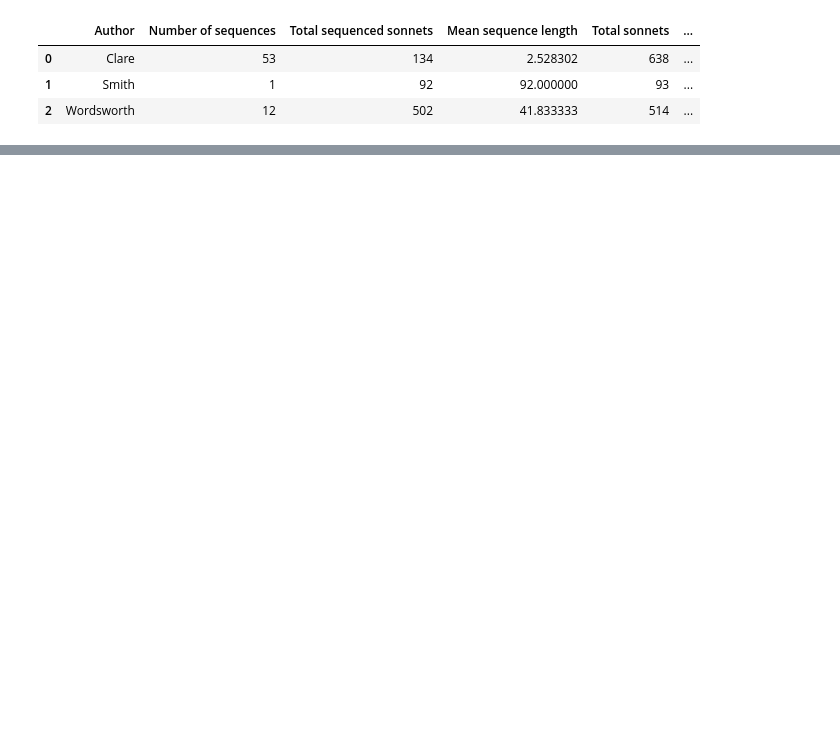
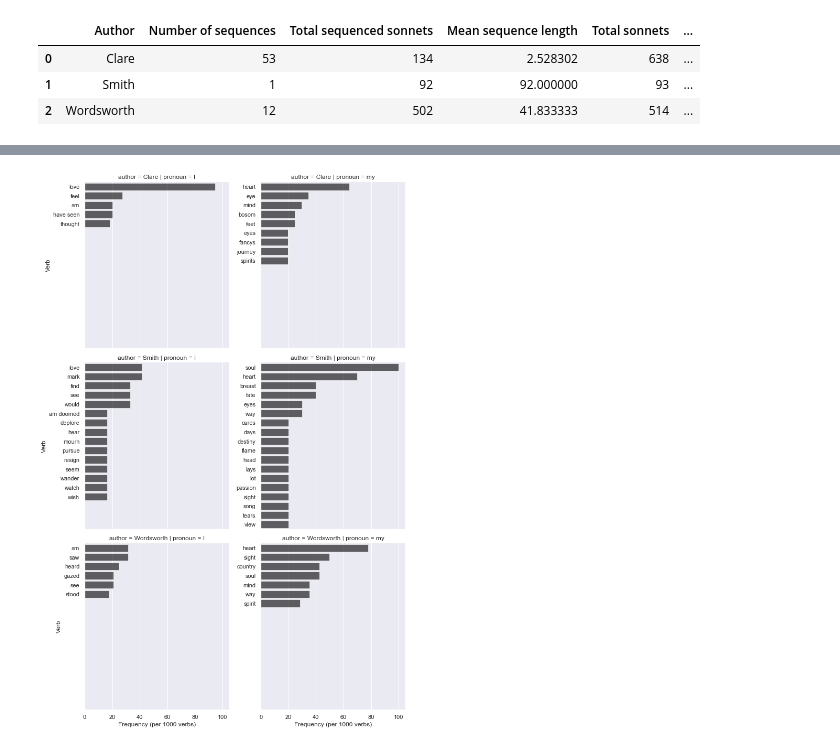
Before and after one commit to sn-code-inside/romantic-self, a Jupyter notebook: Chapter 4 - Lyric.ipynb, the cells around one changed output, grey strips where cells are left out. Saved outputs shown, nothing was run; the diff lists cells and outputs as text; code cells hidden in the pictures; blank space fills up the shorter version.

```diff
--- a/Chapter 4 - Lyric.ipynb
+++ b/Chapter 4 - Lyric.ipynb
@@ -210,0 +393,20 @@ sequence_table
+# %%
+def get_predicate_table(csv_file: str) -> pd.DataFrame:
+    """Gets raw predicate data from csv file and transforms into normalised dataframe."""
+    raw_data = pd.read_csv(csv_file)
+    author_totals = raw_data.groupby(['author','pronoun']).count().rename(columns={"verb":"total"}).reset_index()
+    return (raw_data
+                .groupby(['author','pronoun','verb'])
+                .value_counts()
+                .reset_index()
+                .rename(columns={0:"count"})
+                .merge(author_totals)
+                .assign(
+                    frequency=lambda x: x['count']/x['total']*1000,
+                    rank=lambda x: x.groupby(['author','pronoun'])['count'].rank(method="first", ascending=False))
+                .sort_values(by=['pronoun','author','rank'])
+                )
+
+predicate_table = get_predicate_table("data/sonnet_personal_predicates.csv")
+predicate_table.to_csv("figures/figure_4_9_data.csv")
+predicate_table[predicate_table['frequency'] > 15] # See the top words in a table
@@ -210,0 +431,18 @@ sequence_table
+# %%
+def plot_predicates(data: pd.DataFrame, min_count: int=1, min_freq: int=15):
+    filtered_table = data[(data['frequency'] > min_freq) & (data['count'] > min_count)]
+    plot = sns.catplot(data=filtered_table, x="frequency", y="verb", row="author",
+                        col="pronoun", kind="bar", sharey=False, color="black", alpha=0.6)
+
+    # Ensure that bars in all suplots are the same width
+    max_rank = filtered_table['rank'].max()
+    plot.set(ylim=(max_rank-0.5, -0.5))
+
+    plot.set_axis_labels(x_var="Frequency (per 1000 verbs)", y_var="Verb")
+
+    return plot
+
+predicates_plot = plot_predicates(predicate_table)
+predicates_plot.savefig("figures/figure_4_9.jpg", dpi=500)
+# %% [output]
+[figure, added]
```
Also changed, not shown: parts of 20 cells of this notebook, 22 other files.
